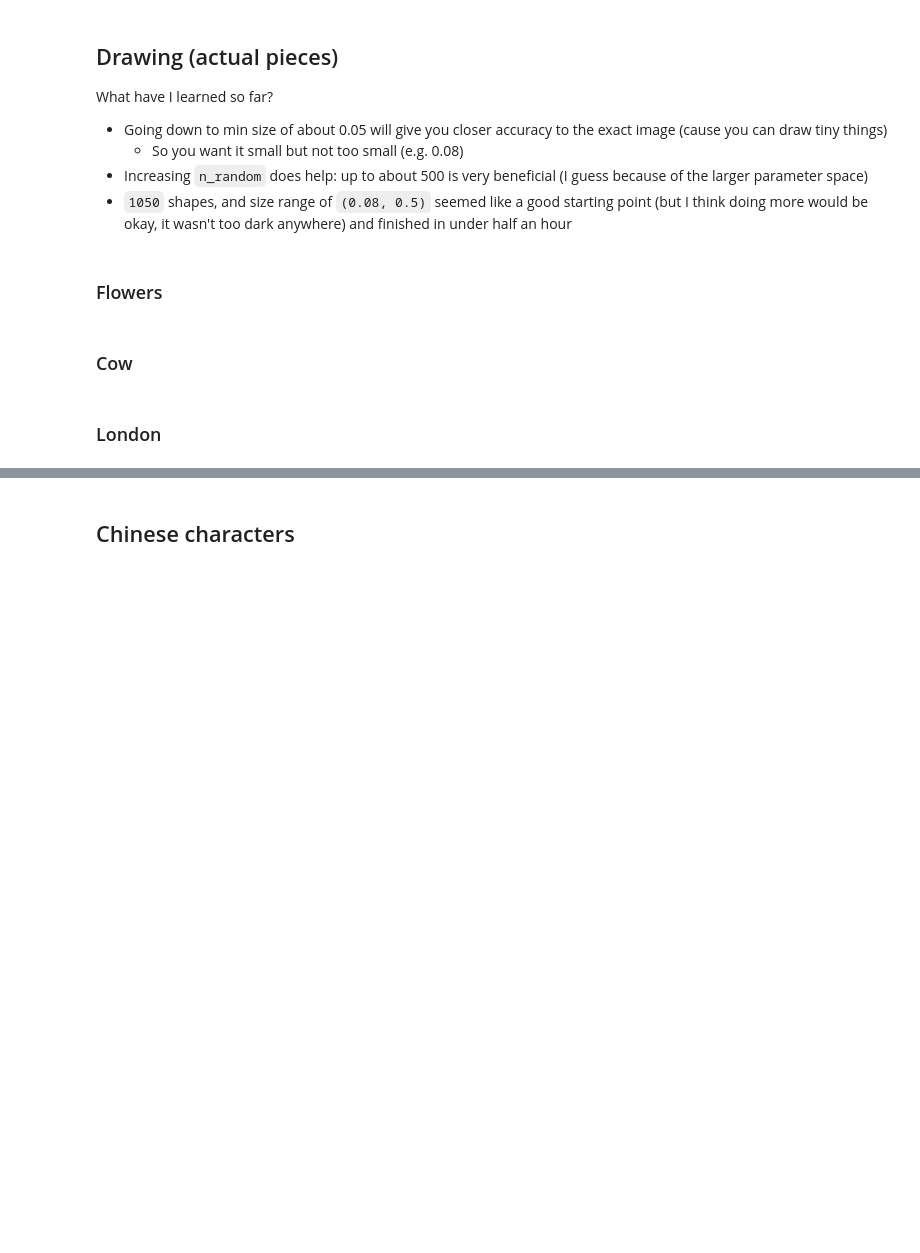
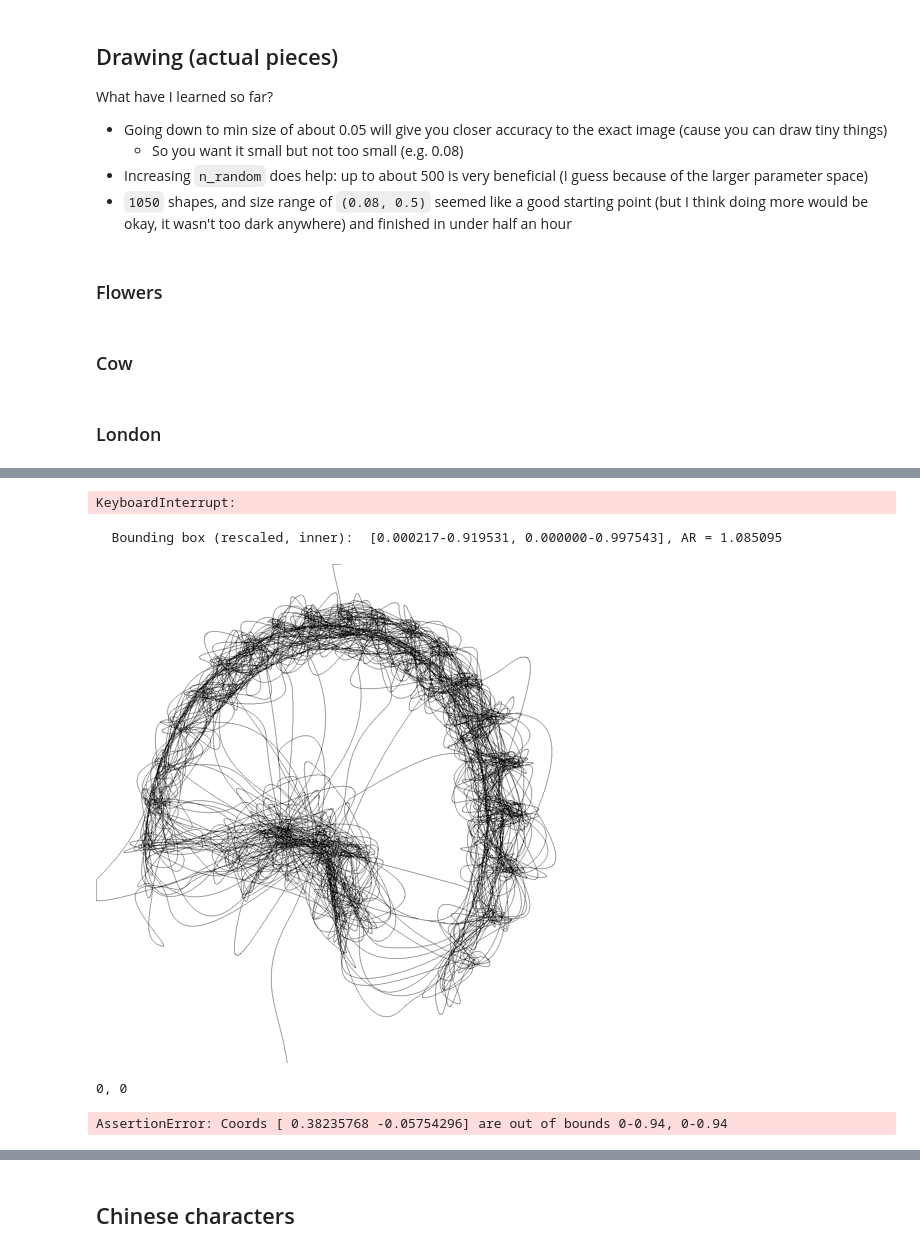
Before and after one commit to ptuan32501-pixel/computational-thread-art-v3, a Jupyter notebook: thread-art-drawing.ipynb, the cells around one changed output, grey strips where cells are left out. Drawn from its saved outputs; the diff is of its cells as text; code cells hidden in the pictures; blank space fills up the shorter version.

```diff
--- a/thread-art-drawing.ipynb
+++ b/thread-art-drawing.ipynb
@@ -528,3 +576,83 @@ pyperclip.copy("\n".join(BLACK[:]))
+# %%
+mydraw = drawing.Drawing(
+    target=drawing.TargetImage(
+        image_path="images/london_eye_3a1.jpg",
+        weight_image_path=None,
+        palette=[(0, 0, 0)],
+        x=800,
+        output_x=1500,
+        blur_rad=2,
+    ),
+    n_shapes=900,
+    n_random=600,
+    darkness=0.24,
+    negative_penalty=0.0,
+    outer_bound=0 / 30,
+    inner_bound=2 / 30,
+    shape=drawing.Shape(
+        line_type=drawing.LineType.BEZIER,
+        size_range=(0.09, 0.5),
+        endpoint_angle_range=(np.pi * 0.1, np.pi * 0.8),
+        bezier_end_angle_range=(-np.pi * 0.8, np.pi * 0.8),
+    ),
+)
+
+canvas, all_coords, border_lengths, target_y, target_x = mydraw.create_img(use_borders=True)
+display(canvas.resize((500, 500)))
+
+# canvas_2, _, _ = mydraw.make_canvas_and_crop_coords(all_coords, target_y, target_x, fractions=0.8)
+# display(canvas_2.resize((500, 500)))
+
+name = "london_eye_01"
+
+canvas.save(f"outputs_drawing/{name}.png")
+np.savez(f"outputs_drawing/{name}.npz", **all_coords)
+json.dump(
+    {"border_lengths": border_lengths, "target_y": target_y, "target_x": target_x},
+    open(f"outputs_drawing/{name}.json", "w"),
+)
+# %% [output]
+KeyboardInterrupt:
+# %%
+name = "london_eye_01"
+
+# all_coords_loaded = dict(np.load(f"outputs_drawing/{name}.npz"))
+# border_lengths, target_y, target_x = json.load(open(f"outputs_drawing/{name}.json")).values()
+all_coords_loaded = all_coords.copy()
+
+bounding_x = (0.06, 1.0)
+bounding_y = (0.0, 0.94)
+
+canvas_cropped, all_coords_rescaled, bounding_lengths = mydraw.make_canvas_and_crop_coords(
+    all_coords_loaded, bounding_x=bounding_x, bounding_y=bounding_y, target_y=target_y, target_x=target_x
+)
+display(canvas_cropped)
+
+tiling = (1, 1)
+margin = 10
+ymax = 220
+xmax = 220
+gcode_bounding_box = (xmax + 2 * margin, ymax + 2 * margin)
+
+gcode = drawing.make_gcode(
+    all_coords_rescaled.copy(),
+    image_bounding_box=bounding_lengths,
+    gcode_bounding_box=gcode_bounding_box,
+    border_lengths=border_lengths,
+    margin=margin,
+    tiling=tiling,
+    speed=10_000,
+    rotate=False,
+    plot_gcode=False,
+    demo=False,
+)
+# pyperclip.copy("\n".join(gcode["bounding_box"][:]))
+pyperclip.copy("\n".join(gcode["black"][:]))
+# %% [output]
+  Bounding box (rescaled, inner):  [0.000217-0.919531, 0.000000-0.997543], AR = 1.085095
+[figure, added]
+0, 0
+AssertionError: Coords [ 0.38235768 -0.05754296] are out of bounds 0-0.94, 0-0.94
 # %%
 mydraw = drawing.Drawing(
     target=drawing.TargetImage(
```
Also changed, not shown: parts of 23 cells of this notebook, 17 other files.
